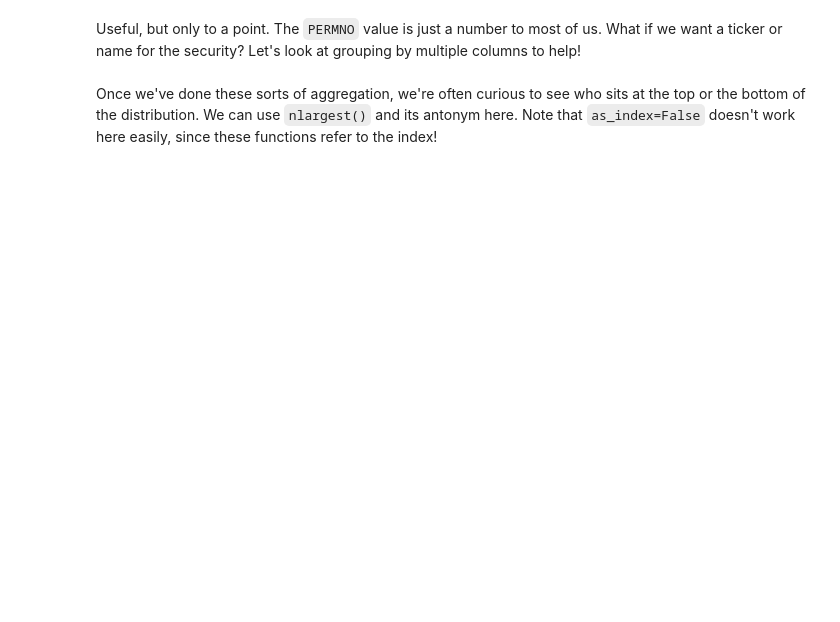
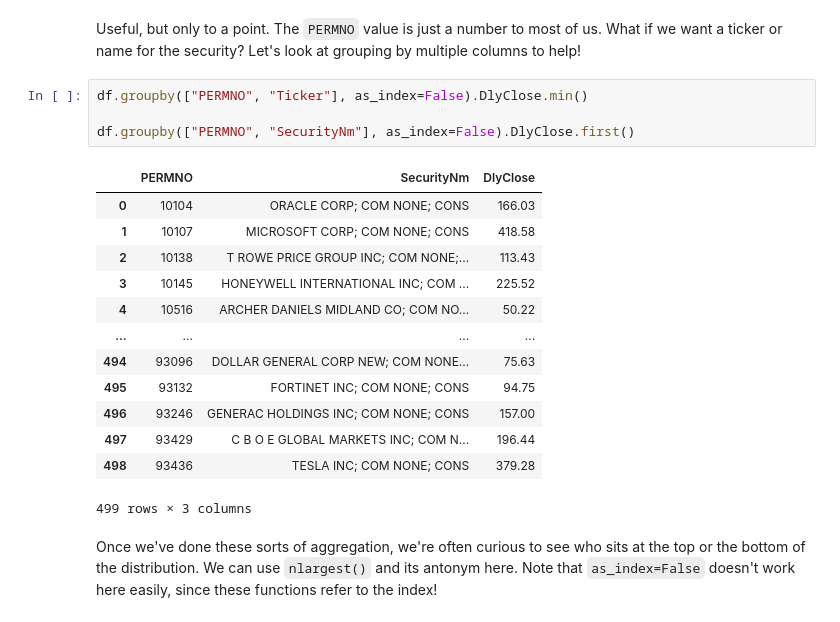
Before and after one commit to Imperial-Business-School/python-for-finance-poonnnt, a Jupyter notebook: 06. Panel Data.ipynb, the cells around one changed output. Drawn from its saved outputs; the diff is of its cells as text; blank space fills up the shorter version.

```diff
--- a/06. Panel Data.ipynb
+++ b/06. Panel Data.ipynb
@@ -208,4 +242,22 @@ The exercises above helped us identify that the `PERMNO` column corresponds to u
 # %% [markdown]
 Useful, but only to a point. The `PERMNO` value is just a number to most of us. What if we want a ticker or name for the security? Let's look at grouping by multiple columns to help!
+# %%
+df.groupby(["PERMNO", "Ticker"], as_index=False).DlyClose.min()
+
+df.groupby(["PERMNO", "SecurityNm"], as_index=False).DlyClose.first()
+# %% [output]
+|  | PERMNO | SecurityNm | DlyClose |
+| 0 | 10104 | ORACLE CORP; COM NONE; CONS | 166.03 |
+| 1 | 10107 | MICROSOFT CORP; COM NONE; CONS | 418.58 |
+| 2 | 10138 | T ROWE PRICE GROUP INC; COM NONE;... | 113.43 |
+| 3 | 10145 | HONEYWELL INTERNATIONAL INC; COM ... | 225.52 |
+| 4 | 10516 | ARCHER DANIELS MIDLAND CO; COM NO... | 50.22 |
+| ... | ... | ... | ... |
+| 494 | 93096 | DOLLAR GENERAL CORP NEW; COM NONE... | 75.63 |
+| 495 | 93132 | FORTINET INC; COM NONE; CONS | 94.75 |
+| 496 | 93246 | GENERAC HOLDINGS INC; COM NONE; CONS | 157.00 |
+| 497 | 93429 | C B O E GLOBAL MARKETS INC; COM N... | 196.44 |
+| 498 | 93436 | TESLA INC; COM NONE; CONS | 379.28 |
+499 rows × 3 columns
 # %% [markdown]
 Once we've done these sorts of aggregation, we're often curious to see who sits at the top or the bottom of the distribution. We can use `nlargest()` and its antonym here. Note that `as_index=False` doesn't work here easily, since these functions refer to the index!
```
Also changed, not shown: parts of 16 cells of this notebook, 6 other files.
